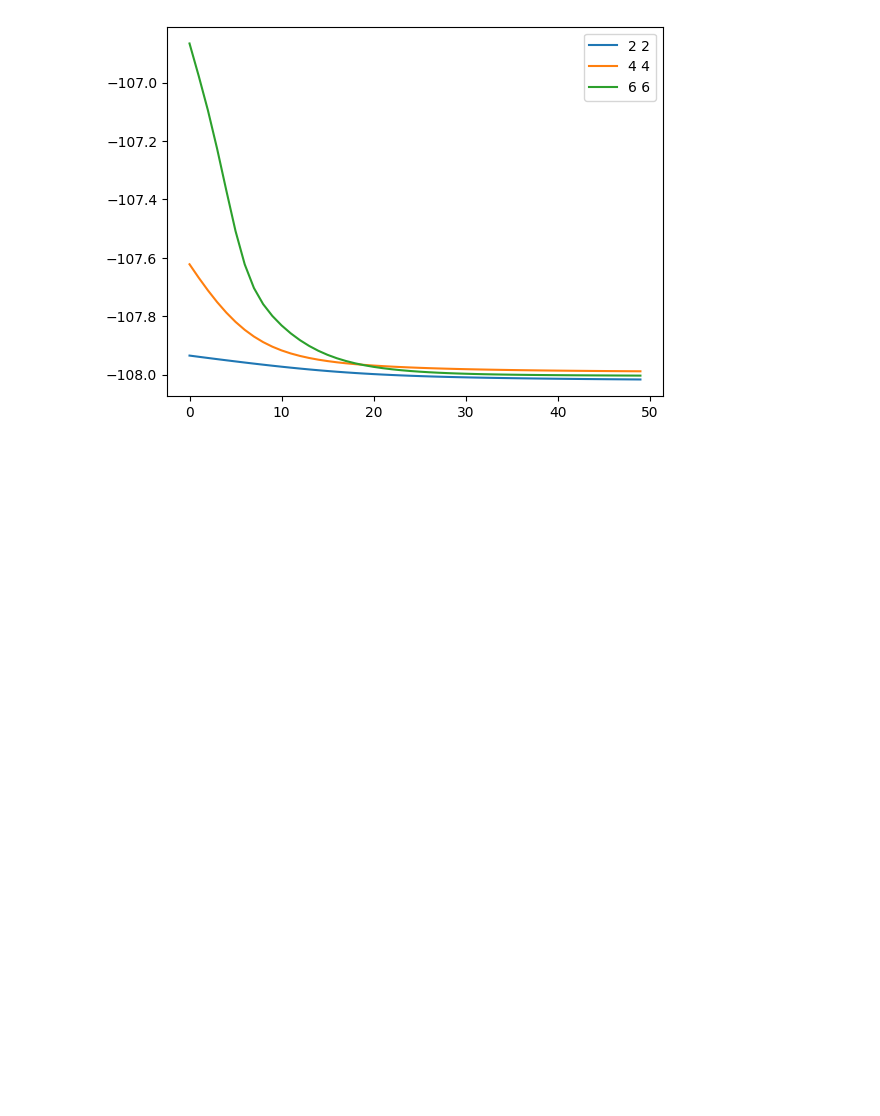
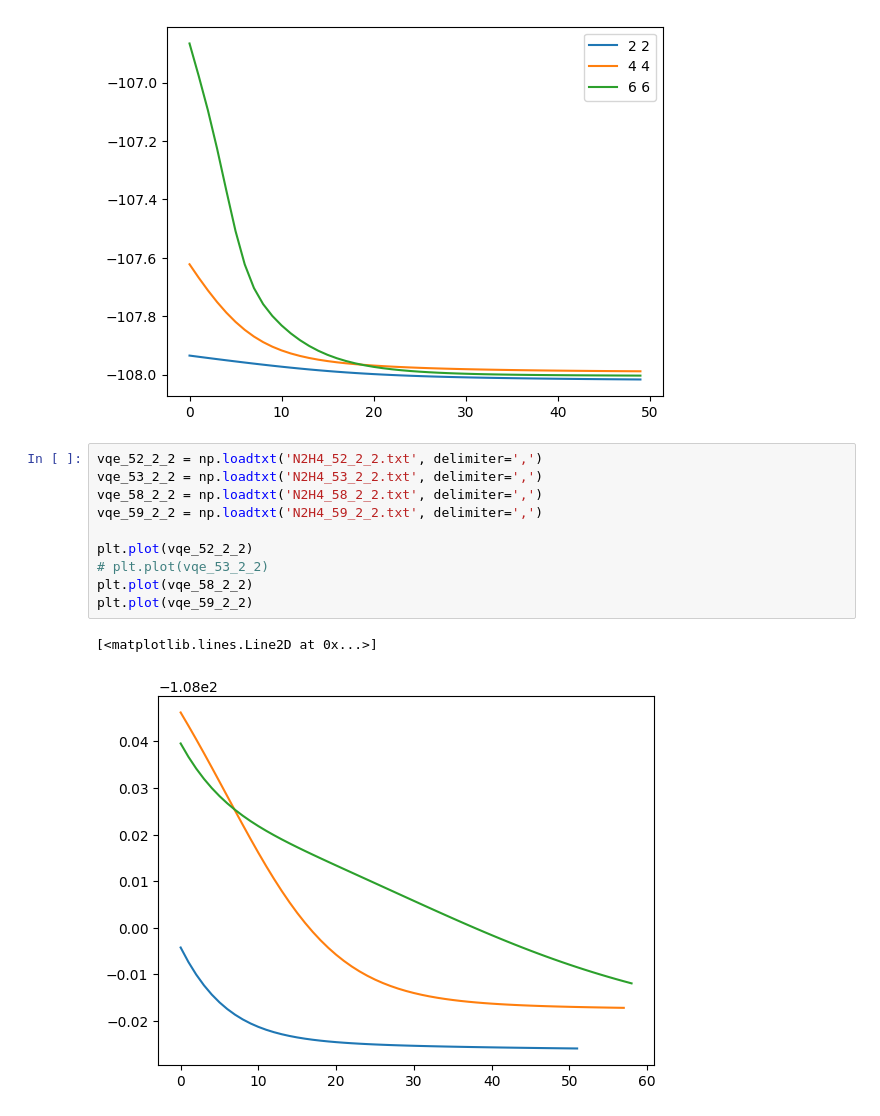
Before and after one commit to azhar-ikhtiarudin/variational-quantum-eigensolver, a Jupyter notebook: PennyLane/N2H4/active_space_vqe/data/visualizer_vqe.ipynb, the cells around one changed output. Saved outputs shown, nothing was run; the diff lists cells and outputs as text; blank space fills up the shorter version.

```diff
--- a/PennyLane/N2H4/active_space_vqe/data/visualizer_vqe.ipynb
+++ b/PennyLane/N2H4/active_space_vqe/data/visualizer_vqe.ipynb
@@ -16,3 +16,16 @@ plt.legend()
 # %% [output]
 <matplotlib.legend.Legend at 0x...>
 [figure]
+# %%
+vqe_52_2_2 = np.loadtxt('N2H4_52_2_2.txt', delimiter=',')
+vqe_53_2_2 = np.loadtxt('N2H4_53_2_2.txt', delimiter=',')
+vqe_58_2_2 = np.loadtxt('N2H4_58_2_2.txt', delimiter=',')
+vqe_59_2_2 = np.loadtxt('N2H4_59_2_2.txt', delimiter=',')
+
+plt.plot(vqe_52_2_2)
+# plt.plot(vqe_53_2_2)
+plt.plot(vqe_58_2_2)
+plt.plot(vqe_59_2_2)
+# %% [output]
+[<matplotlib.lines.Line2D at 0x...>]
+[figure, added]
```
Also changed, not shown: parts of 1 cell of this notebook, 16 other files.
